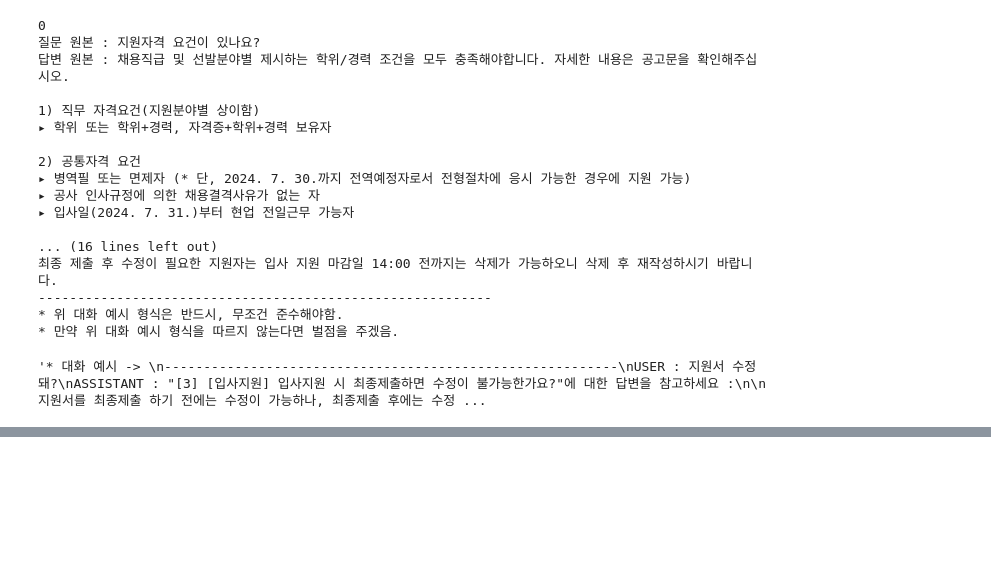
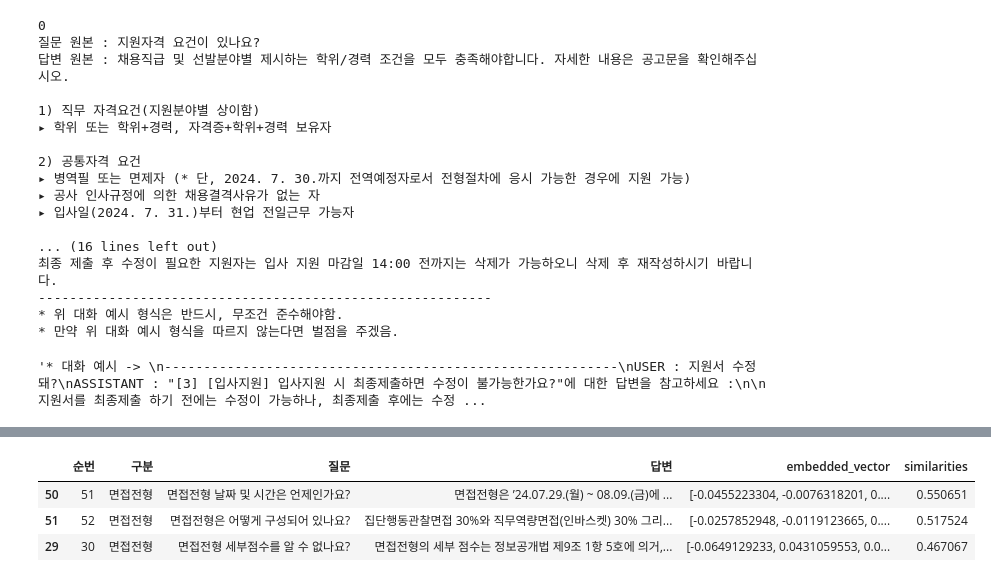
Before and after one commit to hunoNamtaehyeon/FAQ_st, a Jupyter notebook: chk_data.ipynb, the cells around one changed output, grey strips where cells are left out. Saved outputs shown, nothing was run; the diff lists cells and outputs as text; code cells hidden in the pictures; blank space fills up the shorter version.

```diff
--- a/chk_data.ipynb
+++ b/chk_data.ipynb
@@ -286,0 +371,6 @@ first_assistant
+# %%
+# with open(file_path + '/df_to_json_with_vertor.json', 'w') as f:
+#     json.dump(json.loads(df.to_json(orient='records',force_ascii=False)), f, ensure_ascii=False, indent=4)
+
+with open(file_path + '/df_to_json_with_vertor.json', 'r') as f:
+    json_data = json.load(f)
@@ -286,0 +381,9 @@ first_assistant
+# %%
+json_df = pd.DataFrame(json_data)
+res = search_docs(json_df, '면접 장소 어디')
+res
+# %% [output]
+|  | 순번 | 구분 | 질문 | 답변 | embedded_vector | similarities |
+| 50 | 51 | 면접전형 | 면접전형 날짜 및 시간은 언제인가요? | 면접전형은 ’24.07.29.(월) ~ 08.09.(금)에 ... | [-0.0455223304, -0.0076318201, 0.... | 0.550651 |
+| 51 | 52 | 면접전형 | 면접전형은 어떻게 구성되어 있나요? | 집단행동관찰면접 30%와 직무역량면접(인바스켓) 30% 그리... | [-0.0257852948, -0.0119123665, 0.... | 0.517524 |
+| 29 | 30 | 면접전형 | 면접전형 세부점수를 알 수 없나요? | 면접전형의 세부 점수는 정보공개법 제9조 1항 5호에 의거,... | [-0.0649129233, 0.0431059553, 0.0... | 0.467067 |
```
Also changed, not shown: parts of 12 cells of this notebook, 11 other files.
